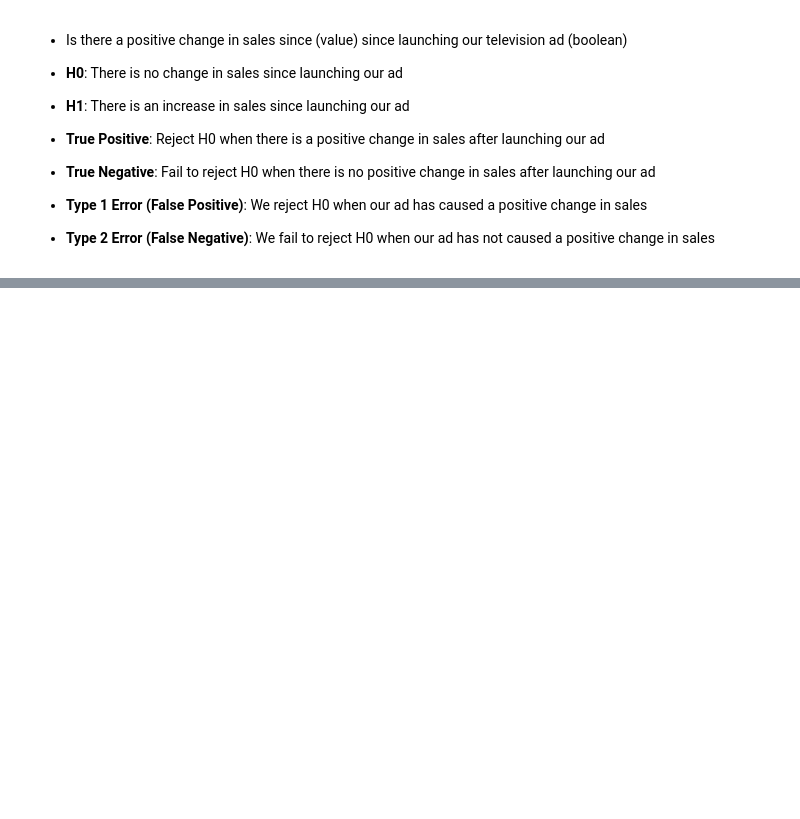
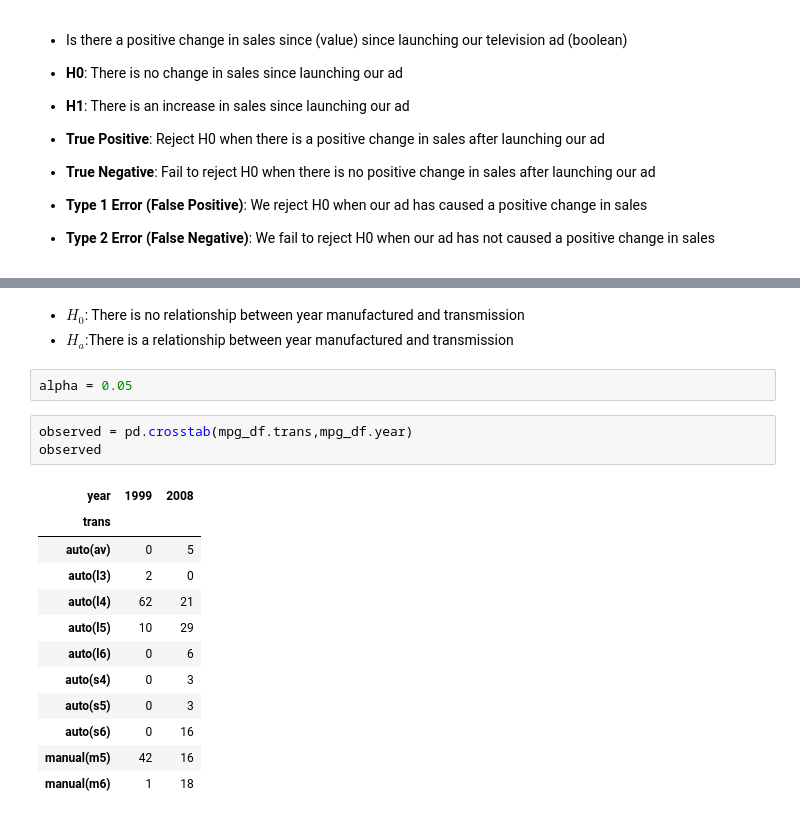
Before and after one commit to brandon-hess43/statistics-exercises, a Jupyter notebook: hypothesis_testing.ipynb, the cells around one changed output, grey strips where cells are left out. Cells and saved outputs as stored; diff of their text form; blank space fills up the shorter version.

```diff
--- a/hypothesis_testing.ipynb
+++ b/hypothesis_testing.ipynb
@@ -50,0 +256,21 @@
+# %% [markdown]
+- $H_0$: There is no relationship between year manufactured and transmission
+- $H_a$:There is a relationship between year manufactured and transmission
+# %%
+alpha = 0.05
+# %%
+observed = pd.crosstab(mpg_df.trans,mpg_df.year)
+observed
+# %% [output]
+| year | 1999 | 2008 |
+| trans |  |  |
+| auto(av) | 0 | 5 |
+| auto(l3) | 2 | 0 |
+| auto(l4) | 62 | 21 |
+| auto(l5) | 10 | 29 |
+| auto(l6) | 0 | 6 |
+| auto(s4) | 0 | 3 |
+| auto(s5) | 0 | 3 |
+| auto(s6) | 0 | 16 |
+| manual(m5) | 42 | 16 |
+| manual(m6) | 1 | 18 |
```
Also changed, not shown: parts of 56 cells of this notebook.
